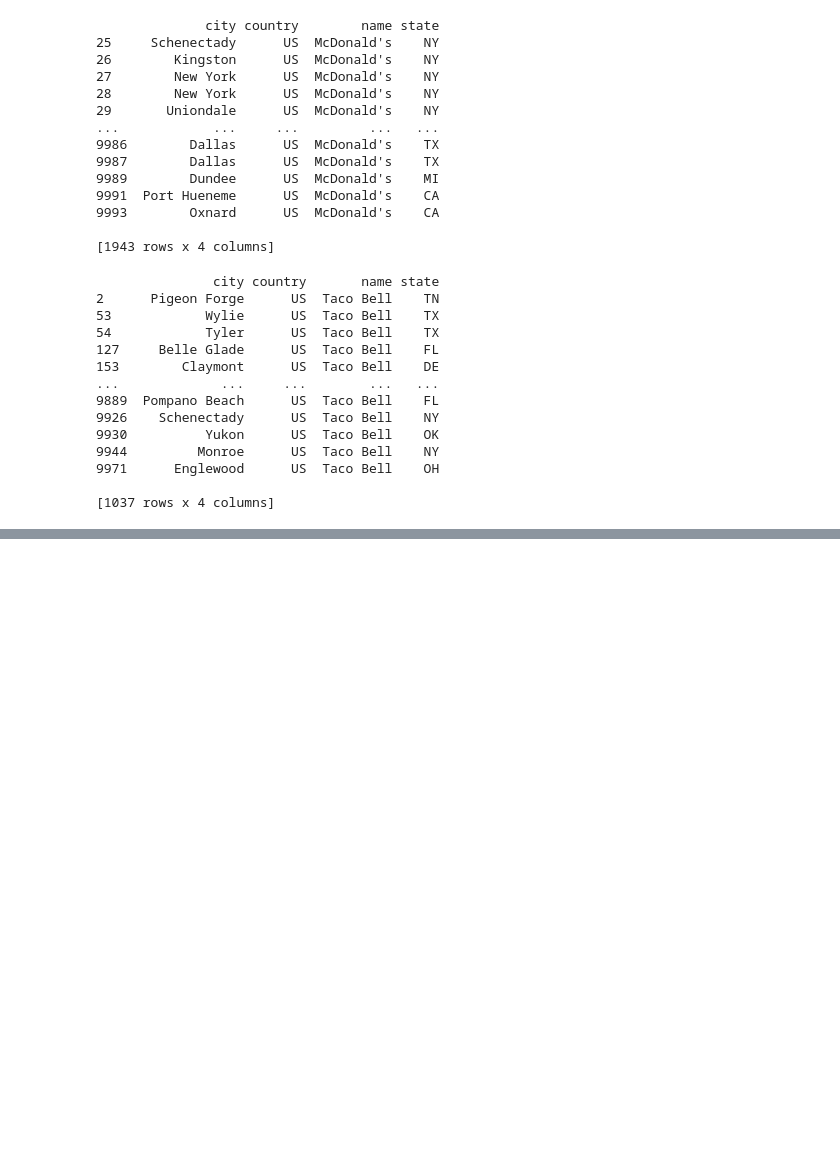
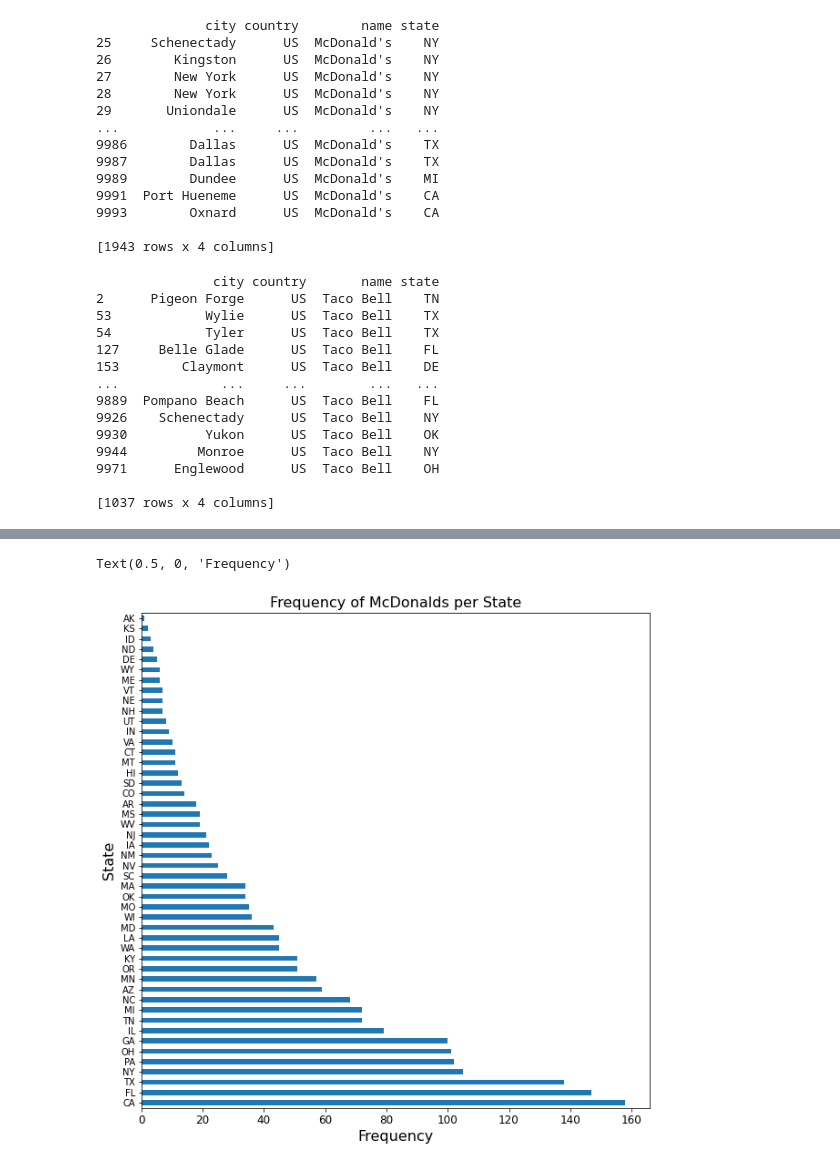
Before and after one commit to data301-2020-winter1/course-project-solo_200, a Jupyter notebook: analysis/task_4_EDA.ipynb, the cells around one changed output, grey strips where cells are left out. Cells and saved outputs as stored; diff of their text form; code cells hidden in the pictures; blank space fills up the shorter version.

```diff
--- a/analysis/task_4_EDA.ipynb
+++ b/analysis/task_4_EDA.ipynb
@@ -154,0 +110,14 @@ Name: city, Length: 1068, dtype: int64
+# %%
+#What state has the most McDonalds?
+
+CountStatus1 = df1['state'].value_counts()
+
+CountStatus1.plot.barh()
+plt.rcParams['figure.figsize'] = (10,10)
+plt.xticks(fontsize = 12)
+plt.title('Frequency of McDonalds per State', fontsize = 16)
+plt.ylabel('State', fontsize = 16)
+plt.xlabel('Frequency', fontsize = 16)
+# %% [output]
+Text(0.5, 0, 'Frequency')
+[figure, added]
```
Also changed, not shown: parts of 7 cells of this notebook, 3 other files.
